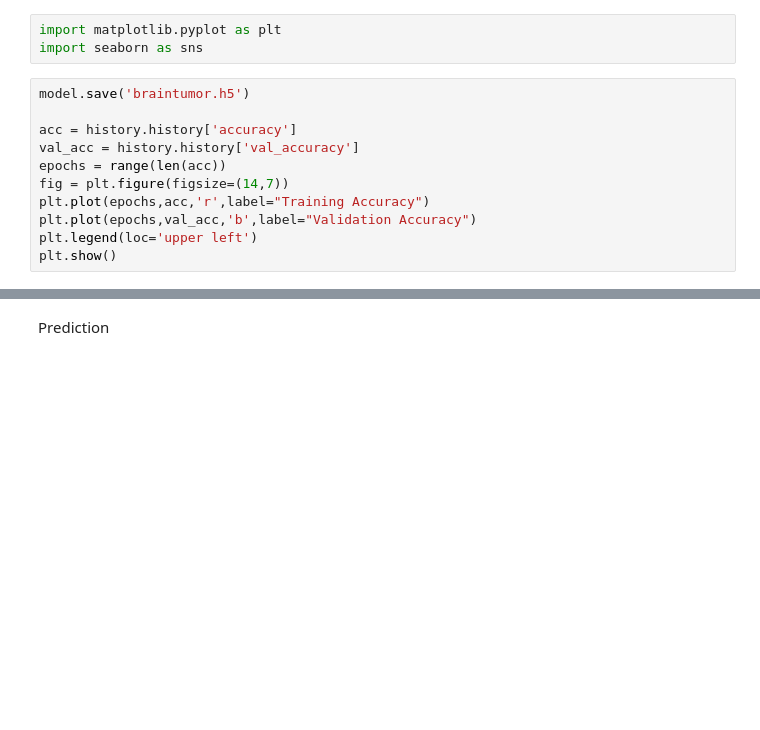
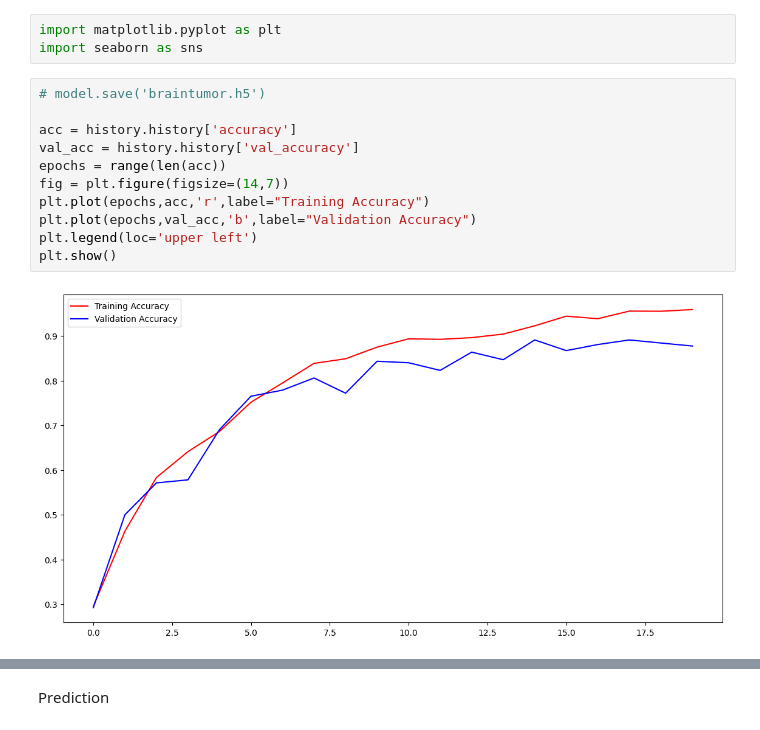
Before and after one commit to PiyushPb/medico---react-app, a Jupyter notebook: model/src/models/braintumor.ipynb, the cells around one changed output, grey strips where cells are left out. Cells and saved outputs as stored; diff of their text form; blank space fills up the shorter version.

```diff
--- a/model/src/models/braintumor.ipynb
+++ b/model/src/models/braintumor.ipynb
@@ -93,16 +131,18 @@ history = model.fit(X_train,y_train,epochs=20,validation_split=0.1)
 import matplotlib.pyplot as plt
 import seaborn as sns
 # %%
-model.save('braintumor.h5')
+# model.save('braintumor.h5')
 
 acc = history.history['accuracy']
 val_acc = history.history['val_accuracy']
 epochs = range(len(acc))
 fig = plt.figure(figsize=(14,7))
 plt.plot(epochs,acc,'r',label="Training Accuracy")
 plt.plot(epochs,val_acc,'b',label="Validation Accuracy")
 plt.legend(loc='upper left')
 plt.show()
+# %% [output]
+[figure, added]
 # %%
 loss = history.history['loss']
 val_loss = history.history['val_loss']
```
Also changed, not shown: parts of 13 cells of this notebook, 23 other files.
